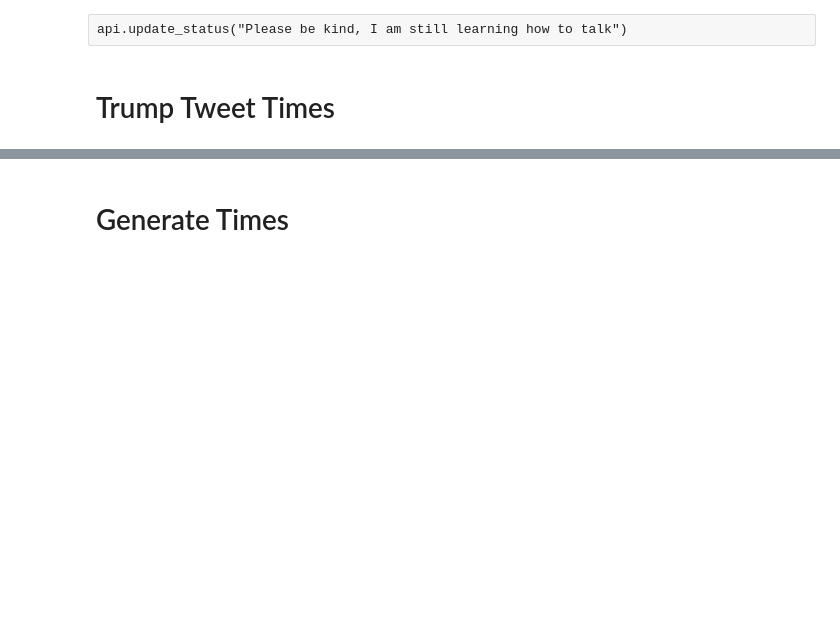
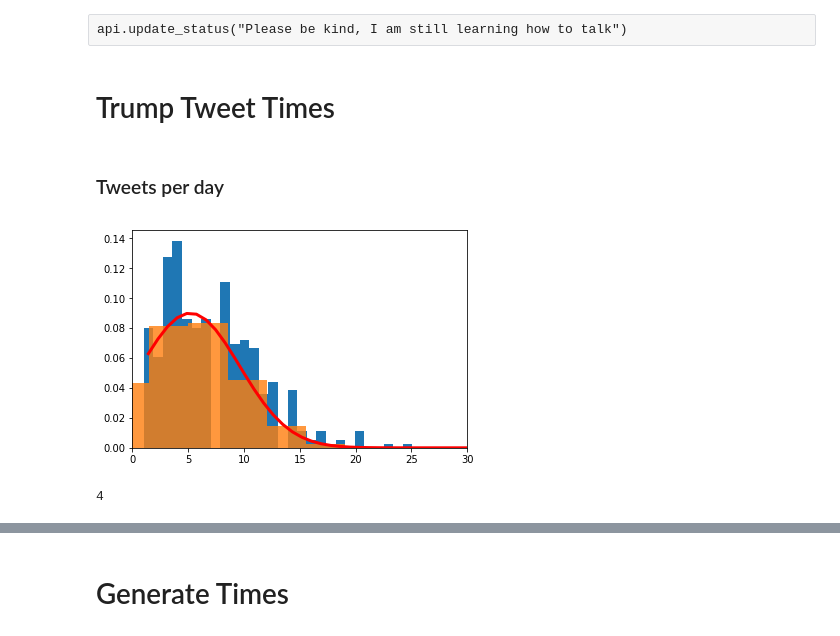
Before and after one commit to kmaylor/Trump_twitter_bot, a Jupyter notebook: Trump_bot.ipynb, the cells around one changed output, grey strips where cells are left out. Drawn from its saved outputs; the diff is of its cells as text; code cells hidden in the pictures; blank space fills up the shorter version.

```diff
--- a/Trump_bot.ipynb
+++ b/Trump_bot.ipynb
@@ -39,7 +37,7 @@ def limit_handled(cursor):
 hold=[]
 with open('test.txt','w') as f:
     json.dump([], f)
-for i,status in enumerate(limit_handled(tweepy.Cursor(api.user_timeline,'realDonaldTrump').items(1000))):
+for i,status in enumerate(limit_handled(tweepy.Cursor(api.user_timeline,'realDonaldTrump').items(10000))):
     hold.append(status._json)
     if i%100==0:
         with open('test.txt','r') as f:
@@ -51,6 +49,52 @@ for i,status in enumerate(limit_handled(tweepy.Cursor(api.user_timeline,'realDon
 trump_tweets=json.load(open('test.txt','r'))
 # %% [markdown]
 # Trump Tweet Times
+# %% [markdown]
+### Tweets per day
+# %%
+def tweets_per_day(tweets):
+    daily_tweets=defaultdict(list)
+    j=0
+    day = tweets[0]['created_at'][:3]
+    for i,t in enumerate(tweets[:-1]):
+        next_day=tweets[i+1]['created_at'][:3]
+        j+=1
+        if day!=next_day:
+            daily_tweets[day].append(j)
+            day=next_day
+            j=0
+    if j!=0:
+        j+=1
+        daily_tweets[day].append(j)
+    else:
+        daily_tweets[next_day].append(1)
+    return daily_tweets
+# %%
+dt = tweets_per_day(trump_tweets)
+# %%
+counts,bounds,_ = hist([i for v in dt.values() for i in v],bins=100,normed=True)
+bin_c=(bounds[1:]+bounds[:-1])/2
+
+def gauss(x,mu,sigma):
+    return exp(-(x-mu)**2/2/sigma**2)/sqrt(2*pi*sigma**2)
+
+expected=(10,4)
+params,cov=curve_fit(gauss,bin_c,counts,expected)
+plot(bin_c,gauss(bin_c,*params),color='red',lw=3,label='model')
+
+g1 = normal(params[0],params[1],int(round(len(counts)*100)))
+counts1,bounds1,_=hist(g1,alpha=.8,normed=True)
+xlim(0,30)
+show()
+# %% [output]
+[figure, added]
+# %%
+tweets_per_day=0
+while tweets_per_day <=0:
+    tweets_per_day=int(round(normal(params[0],params[1])))
+tweets_per_day
+# %% [output]
+4
 # %%
 def convert_time(t):
     return int(t[:2])+int(t[3:5])/60+int(t[6:8])/3600
```
Also changed, not shown: parts of 14 cells of this notebook.
